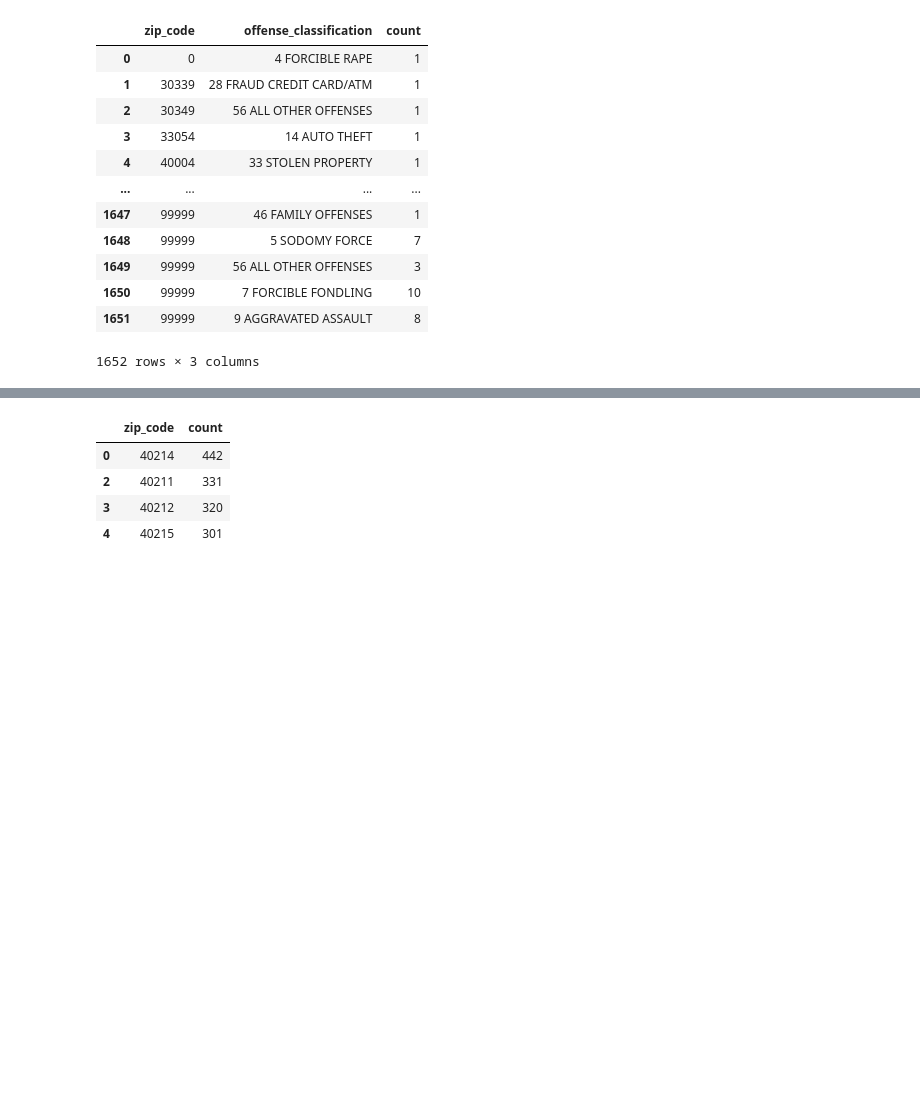
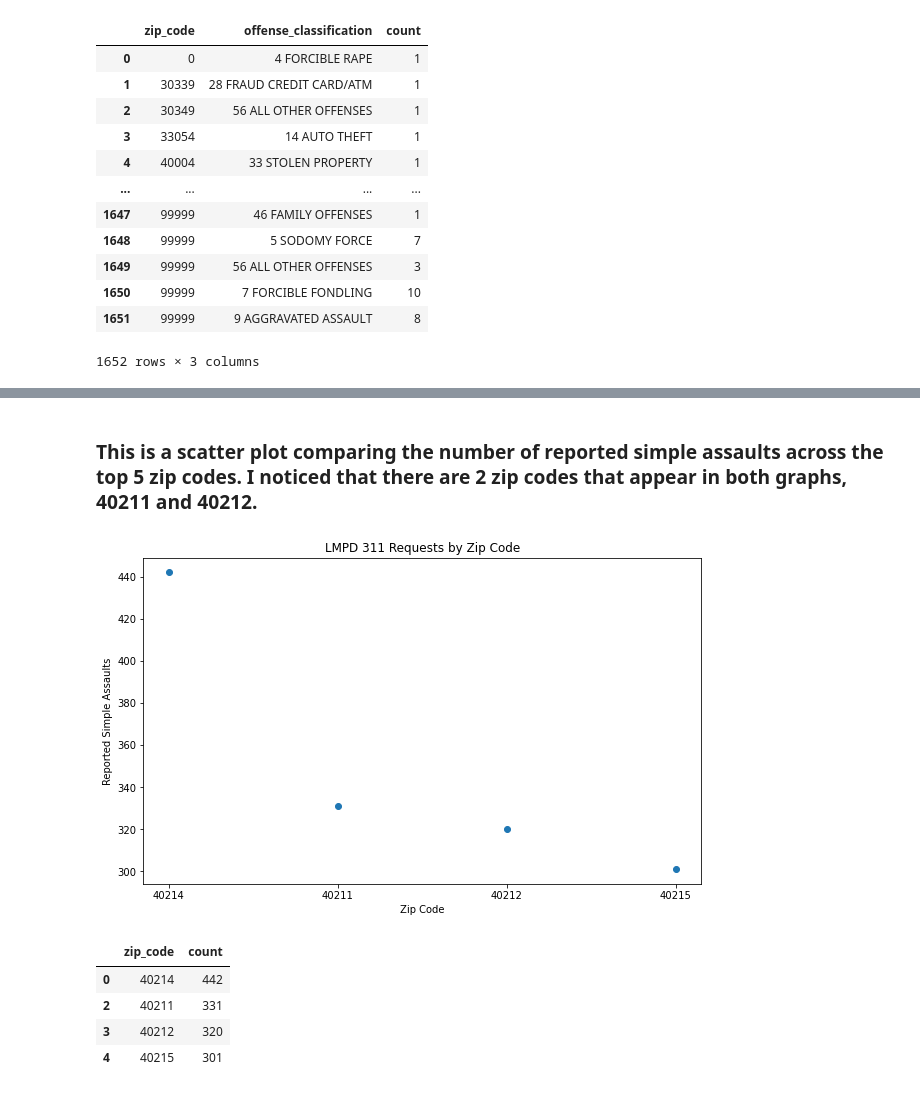
Before and after one commit to ZakM2000/Criminal_Analysis, a Jupyter notebook: Notebooks/LMPD_Crime_Analytics.ipynb, the cells around one changed output, grey strips where cells are left out. Cells and saved outputs as stored; diff of their text form; code cells hidden in the pictures; blank space fills up the shorter version.

```diff
--- a/Notebooks/LMPD_Crime_Analytics.ipynb
+++ b/Notebooks/LMPD_Crime_Analytics.ipynb
@@ -1646,3 +1678,17 @@ plt.show()
+# %% [markdown]
+### This is a scatter plot comparing the number of reported simple assaults across the top 5 zip codes. I noticed that there are 2 zip codes that appear in both graphs, 40211 and 40212. ###
+# %%
+plt.figure(figsize=(10, 6))
+
+plt.scatter(Request_Count3_df["zip_code"], Request_Count3_df["count"])
+
+plt.xlabel("Zip Code")
+plt.ylabel("Reported Simple Assaults")
+plt.title("LMPD 311 Requests by Zip Code")
+
+plt.show()
+# %% [output]
+[figure, added]
 # %%
 Request_Count3_df = pd.DataFrame(Request_Count3)
 # %%
```
Also changed, not shown: parts of 38 cells of this notebook, 3 other files.
